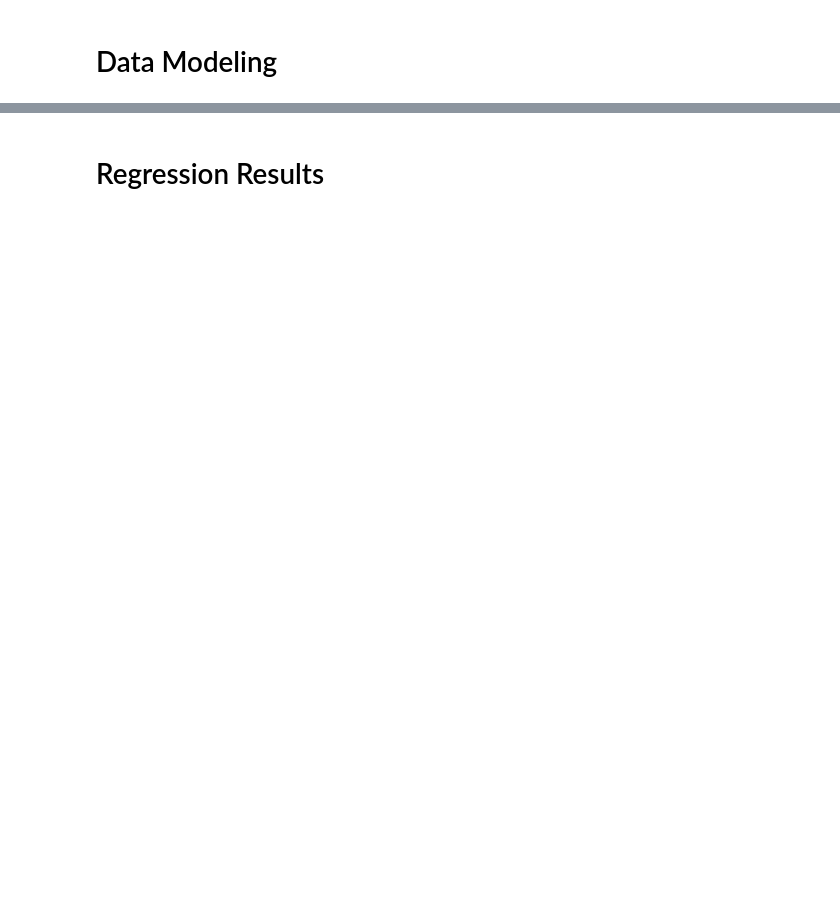
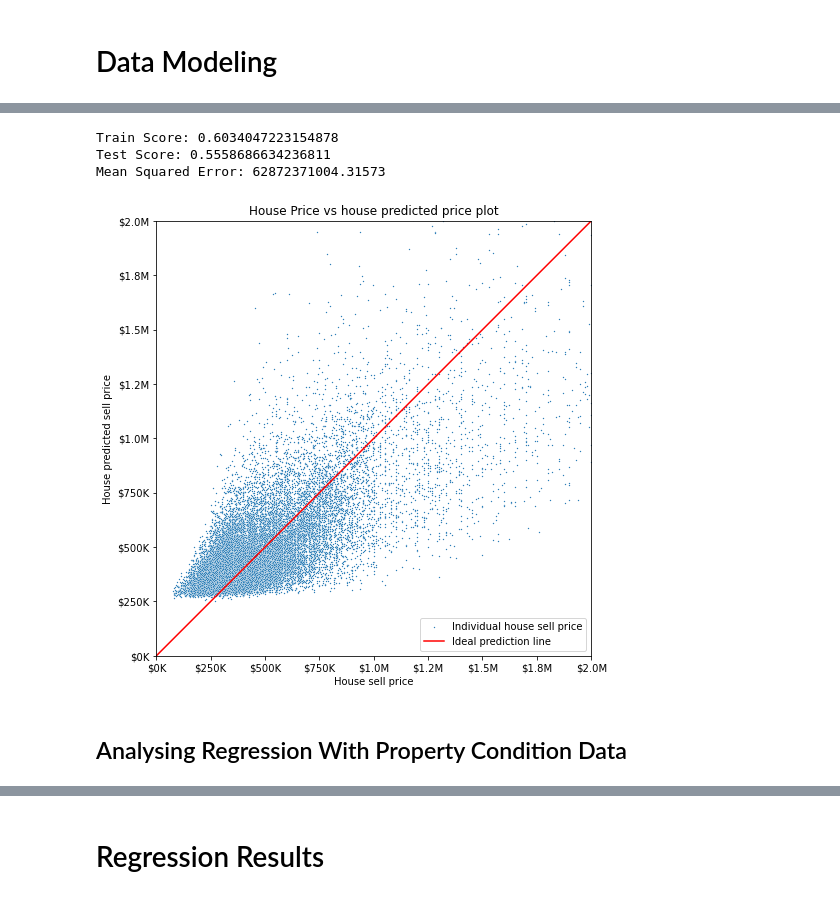
Before and after one commit to hannah-schurman/dsc-phase2-project, a Jupyter notebook: housing_sales_modeling.ipynb, the cells around one changed output, grey strips where cells are left out. Saved outputs shown, nothing was run; the diff lists cells and outputs as text; code cells hidden in the pictures; blank space fills up the shorter version.

Commit message:
major changes

```diff
--- a/housing_sales_modeling.ipynb
+++ b/housing_sales_modeling.ipynb
@@ -589,0 +433,8 @@ df_cities_poly = df_cities
+# %%
+# normalize and numerical columns that dont contain ordinal or categorical numbers
+col_norm = ['sqft_living', 'sqft_lot', 'sqft_above', 'sqft_basement', 'sqft_living15', 'sqft_lot15']
+
+def norm(series):
+    return (series - series.mean())/series.std()
+for feat in col_norm:
+    df_cities[feat+"_norm"] = norm(df_cities[feat])
@@ -799,0 +496,3 @@ Sample(20 houses) prediction price difference -1.09 %
+# %%
+# finalized list of features to be used for regression
+cols_features = ['bedrooms', 'sqft_living_norm', 'waterfront_coded', 'view_coded']
@@ -799,0 +527,8 @@ Sample(20 houses) prediction price difference -1.09 %
+# %%
+# drop the unused feature columns from the data frame to continue with out regression modeling
+# drop_cols = ['sqft_lot', 'sqft_above', 'sqft_basement', 'bathrooms', 'floors', 'sqft_living', 'sqft_living15', 'sqft_lot15', 'sqft_lot15_norm', \
+#             'sqft_living15_norm', 'sqft_lot_norm', 'sqft_above_norm', 'sqft_basement_norm']
+drop_cols = ['sqft_lot', 'sqft_above', 'sqft_basement', 'bathrooms', 'floors', 'sqft_living', 'sqft_living15', 'sqft_lot15', 'sqft_lot15_norm', \
+            'sqft_living15_norm', 'sqft_lot_norm', 'sqft_above_norm']
+
+df_cities = df_cities.drop(drop_cols, axis=1)
@@ -799,0 +555,59 @@ Sample(20 houses) prediction price difference -1.09 %
+# %%
+# create a train test split model to output the R^2 value and the mean squared error for the house feature columns
+X = df_cities[cols_features]
+y = df_cities['price']
+
+#create train test split
+X_train, X_test, y_train, y_test = train_test_split(X, y, test_size=0.20, random_state=42)
+
+#create model
+poly = PolynomialFeatures(2)
+X_poly = poly.fit_transform(X_train)
+model = LinearRegression()
+model.fit(X_poly, y_train)
+
+#predict model
+predict_train = model.predict(X_poly)
+predict_test = model.predict(poly.transform(X_test))
+mse = mean_squared_error(y_test, predict_test)
+
+#score model
+train_score = model.score(X_poly, y_train)
+test_score = model.score(poly.transform(X_test), y_test)
+
+train_score, test_score, mse
+
+
+print(f'Train Score: {train_score}\nTest Score: {test_score}\nMean Squared Error: {mse}')
+# %% [output]
+Train Score: 0.6034047223154878
+Test Score: 0.5558686634236811
+Mean Squared Error: 62872371004.31573
+# %%
+def currency(x, pos):
+    """The two args are the value and tick position"""
+    if x >= 1e9:
+        s = '${:1.1f}B'.format(x*1e-9)
+    elif x >= 1e6:
+        s = '${:1.1f}M'.format(x*1e-6)
+    else:
+        s = '${:1.0f}K'.format(x*1e-3)
+    return s
+
+x_line = np.linspace(0,2000000)
+fig,axs = plt.subplots(figsize = (12,8))
+sns.scatterplot(np.concatenate((y_test,y_train)),np.concatenate((predict_test, predict_train)), marker = "." , s = 8,alpha = 1, label = "Individual house sell price")
+axs.plot(x_line, x_line, color ="red", label = "Ideal prediction line")
+axs.set_xlim(0,2000000) ; axs.set_ylim(0,2000000)
+axs.yaxis.set_major_formatter(currency)
+axs.xaxis.set_major_formatter(currency)
+axs.set_aspect("equal")
+axs.set_title("House Price vs house predicted price plot")
+axs.set_xlabel("House sell price")
+axs.set_ylabel("House predicted sell price")
+axs.legend();
+plt.savefig("./images/PricevsPredict_scatter_v1.png")
+# %% [output]
+[figure, added]
+# %% [markdown]
+## Analysing Regression With Property Condition Data
```
Also changed, not shown: parts of 105 cells of this notebook, 4 other files.
